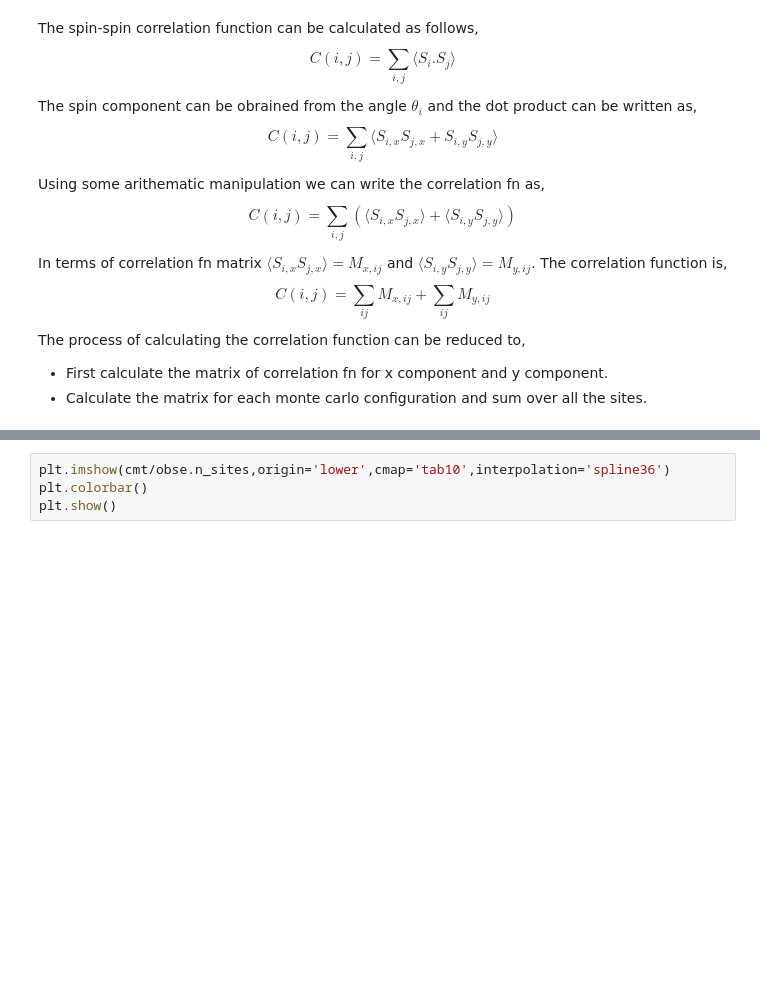
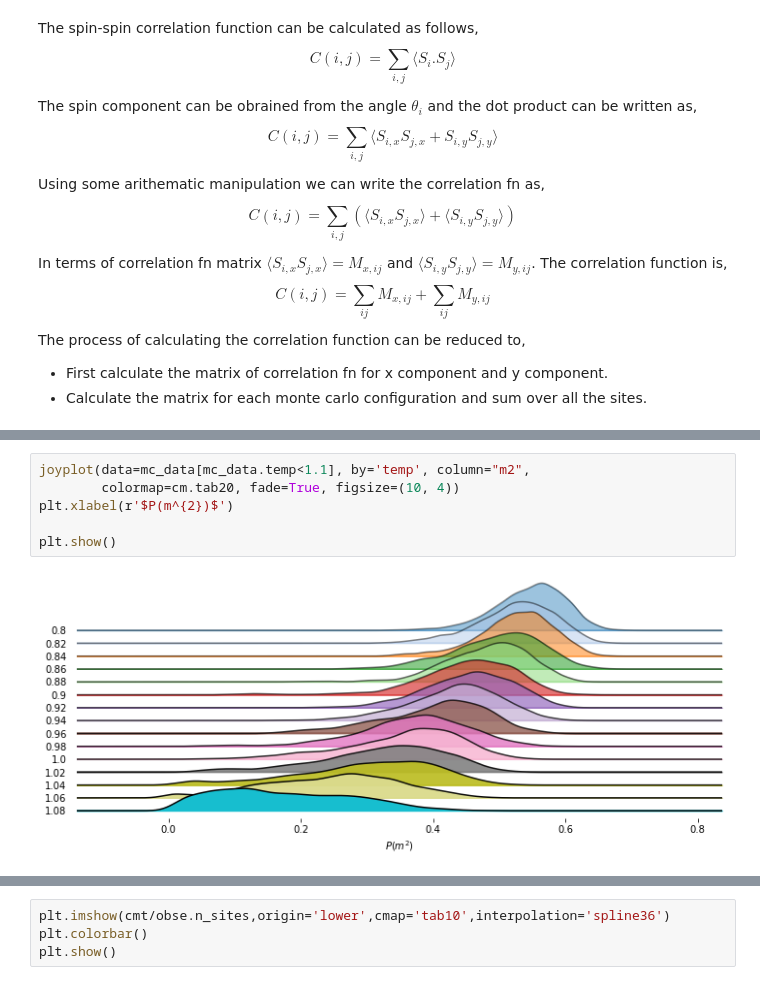
Before and after one commit to Shashi1a/xymodel, a Jupyter notebook: eqobservables.ipynb, the cells around one changed output, grey strips where cells are left out. Cells and saved outputs as stored; diff of their text form; blank space fills up the shorter version.

```diff
--- a/eqobservables.ipynb
+++ b/eqobservables.ipynb
@@ -206,0 +263,8 @@ cmt = obse.averagedcf()
+# %%
+joyplot(data=mc_data[mc_data.temp<1.1], by='temp', column="m2",
+        colormap=cm.tab20, fade=True, figsize=(10, 4))
+plt.xlabel(r'$P(m^{2})$')
+
+plt.show()
+# %% [output]
+[figure, added]
```
Also changed, not shown: parts of 9 cells of this notebook.
